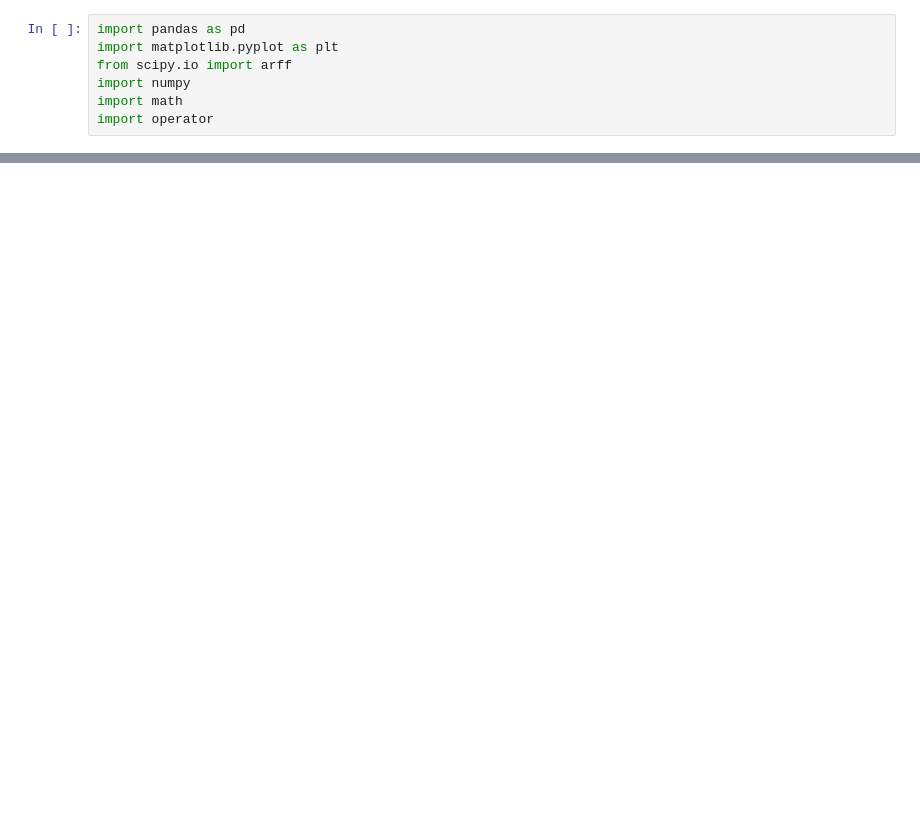
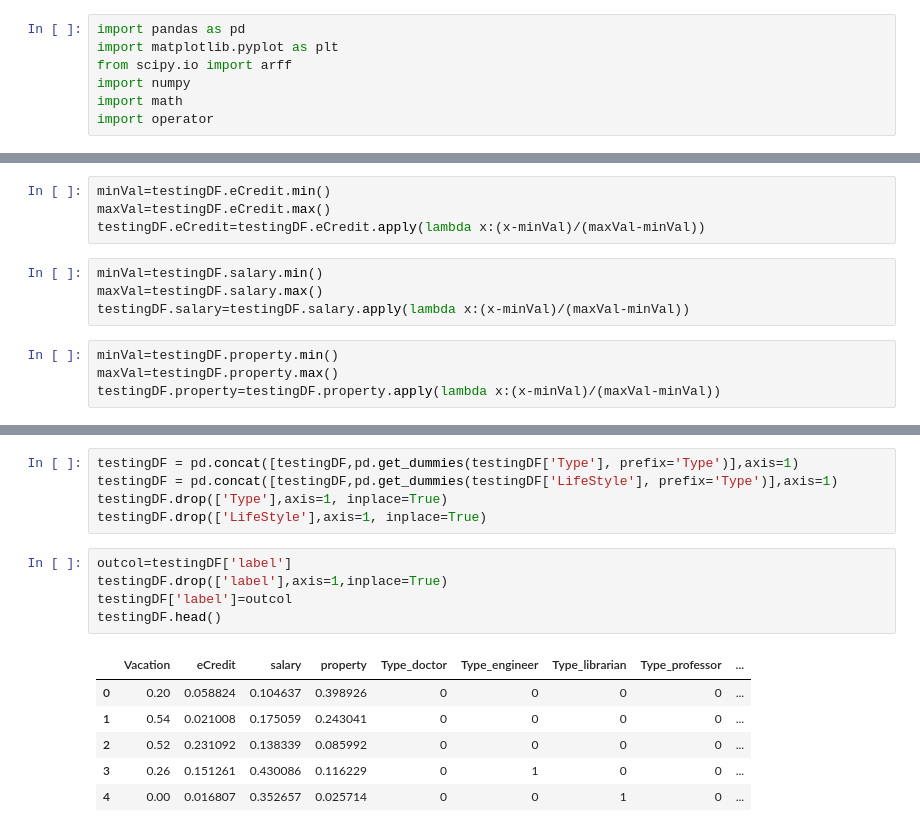
Before and after one commit to gousesair/Machine-Learning, a Jupyter notebook: KNN_Assignment.ipynb, the cells around one changed output, grey strips where cells are left out. Cells and saved outputs as stored; diff of their text form; blank space fills up the shorter version.

```diff
--- a/KNN_Assignment.ipynb
+++ b/KNN_Assignment.ipynb
@@ -117,0 +98,12 @@ testDF.head()
+# %%
+minVal=testingDF.eCredit.min()
+maxVal=testingDF.eCredit.max()
+testingDF.eCredit=testingDF.eCredit.apply(lambda x:(x-minVal)/(maxVal-minVal))
+# %%
+minVal=testingDF.salary.min()
+maxVal=testingDF.salary.max()
+testingDF.salary=testingDF.salary.apply(lambda x:(x-minVal)/(maxVal-minVal))
+# %%
+minVal=testingDF.property.min()
+maxVal=testingDF.property.max()
+testingDF.property=testingDF.property.apply(lambda x:(x-minVal)/(maxVal-minVal))
@@ -117,0 +145,17 @@ testDF.head()
+# %%
+testingDF = pd.concat([testingDF,pd.get_dummies(testingDF['Type'], prefix='Type')],axis=1)
+testingDF = pd.concat([testingDF,pd.get_dummies(testingDF['LifeStyle'], prefix='Type')],axis=1)
+testingDF.drop(['Type'],axis=1, inplace=True)
+testingDF.drop(['LifeStyle'],axis=1, inplace=True)
+# %%
+outcol=testingDF['label']
+testingDF.drop(['label'],axis=1,inplace=True)
+testingDF['label']=outcol
+testingDF.head()
+# %% [output]
+|  | Vacation | eCredit | salary | property | Type_doctor | Type_engineer | Type_librarian | Type_professor | ... |
+| 0 | 0.20 | 0.058824 | 0.104637 | 0.398926 | 0 | 0 | 0 | 0 | ... |
+| 1 | 0.54 | 0.021008 | 0.175059 | 0.243041 | 0 | 0 | 0 | 0 | ... |
+| 2 | 0.52 | 0.231092 | 0.138339 | 0.085992 | 0 | 0 | 0 | 0 | ... |
+| 3 | 0.26 | 0.151261 | 0.430086 | 0.116229 | 0 | 1 | 0 | 0 | ... |
+| 4 | 0.00 | 0.016807 | 0.352657 | 0.025714 | 0 | 0 | 1 | 0 | ... |
```
Also changed, not shown: parts of 44 cells of this notebook.
